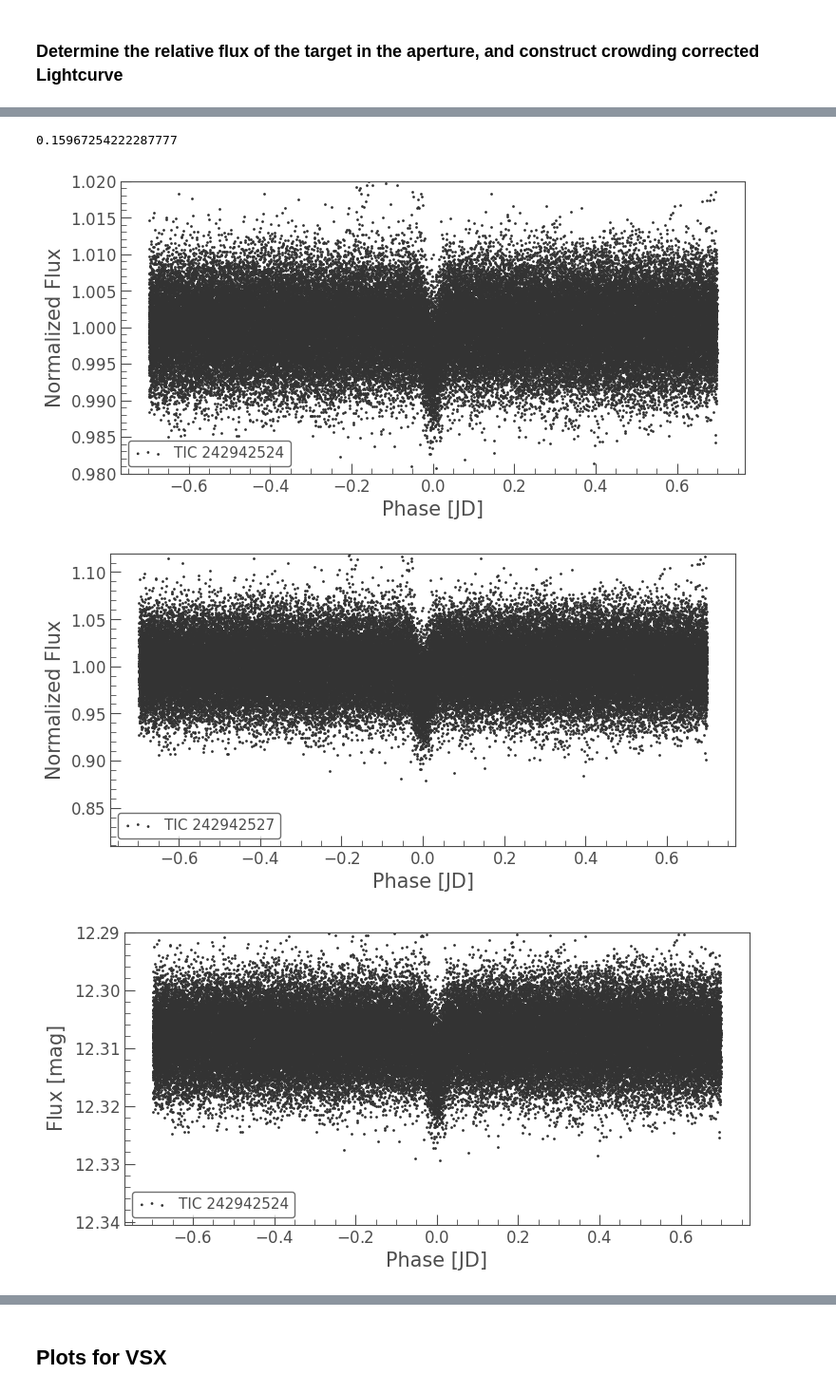
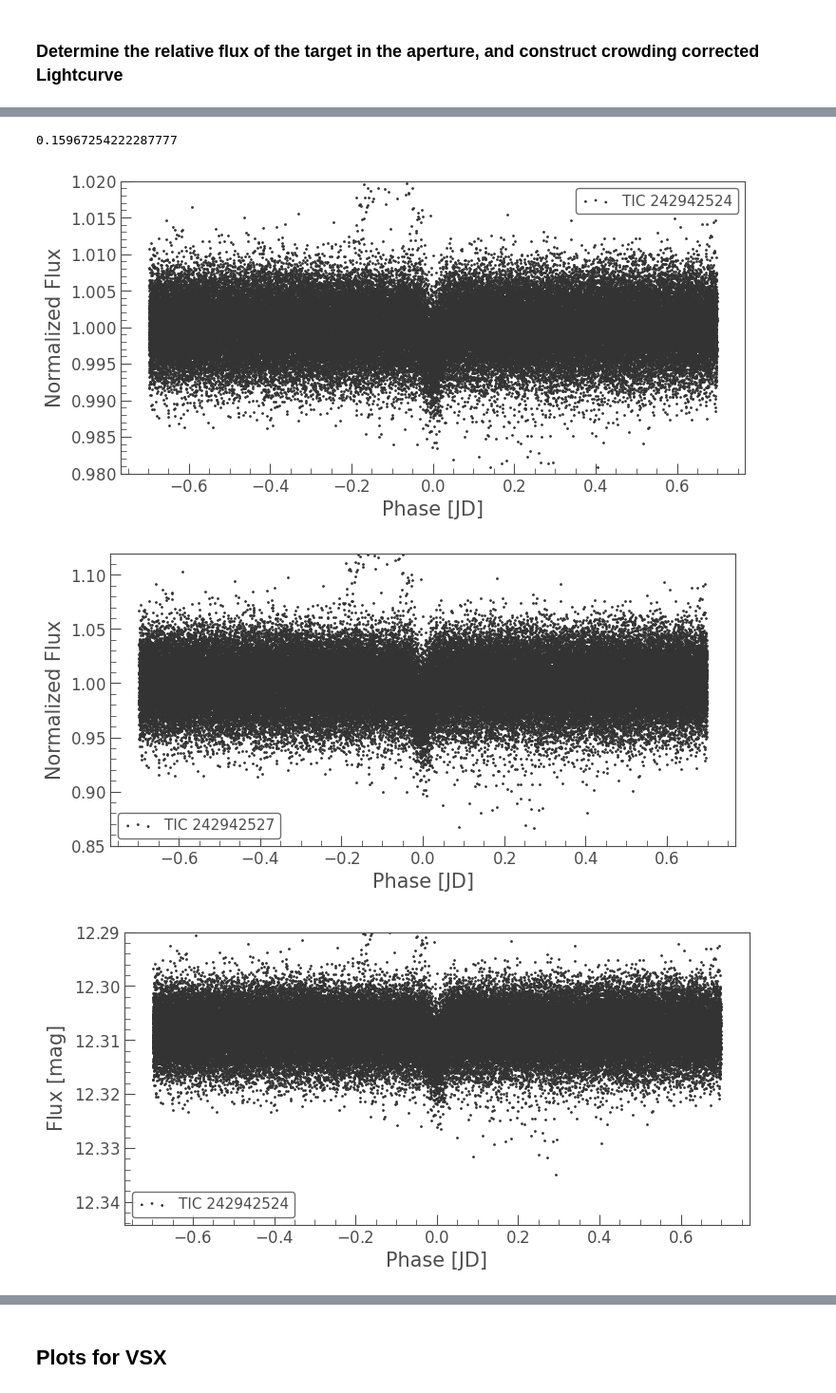
Before and after one commit to orionlee/PH_TESS_I_LightCurveViewer, a Jupyter notebook: targets/TIC_242942527_EA_based_on_contaminated_EPIC_210666756.ipynb, the cells around one changed output, grey strips where cells are left out. Shown at 95% size. Drawn from its saved outputs; the diff is of its cells as text; code cells hidden in the pictures.

Commit message:
VSX submission for TIC_242942527: use SAP_FUX in TESS as the basis for crowding correction - the amplitude is thus reduced

```diff
--- a/targets/TIC_242942527_EA_based_on_contaminated_EPIC_210666756.ipynb
+++ b/targets/TIC_242942527_EA_based_on_contaminated_EPIC_210666756.ipynb
@@ -306,6 +315,7 @@ print(target_flux_ratio_in_aperture)
 
 # create a crowding corrected LC based on flux ratio in aperture (akin to CROWSAP in TESS)
 def correct_crowding(lc, crowdsap, flfrcsap, normalize=True):
+    # based on: https://heasarc.gsfc.nasa.gov/docs/tess/UnderstandingCrowding.html
     median_flux = np.median(lc.flux)
     excess_flux = (1 - crowdsap) * median_flux
     flux_removed = lc.flux  - excess_flux  # note: a **constant** amount of flux is removed, so a dip would be proportionally deeper
@@ -315,39 +325,45 @@ def correct_crowding(lc, crowdsap, flfrcsap, normalize=True):
     lc_corr.meta["CROWDSAP"] = crowdsap
     lc_corr.meta["FLFRCSAP"] = flfrcsap
     if normalize:
         lc_corr = lc_corr.normalize()
     return lc_corr
 
-
-lc_tess_contaminated = lke.stitch(lcc_tess, corrector_func=lambda lc: lc.select_flux("flux").normalize())
+# Note: we use SAP_FLUX as the basis for crowding correction, but
+# SAP_FLUX covers fair amount of problematic cadences (mostly due to scattered light)
+# To make the lightcurve cleaner, the problematic cadences
+# via `.remove_nans()` on PDCSAP_FLUX.
+lc_tess_contaminated = lke.stitch(lcc_tess, corrector_func=lambda lc: lc.remove_nans().select_flux("sap_flux").normalize())
 lc_tess_contaminated_f = lc_tess_contaminated.fold(epoch_time=epoch_time_btjd, period=period)
 ax = tplt.scatter(lc_tess_contaminated_f)
 ax.set_ylim(0.98, 1.02);
 
 lc_tess_target = correct_crowding(lc_tess_contaminated, target_flux_ratio_in_aperture, 1)
 lc_tess_target.label = primary_name
 lc_tess_target.meta['TESSMAG'] = 13.971
 ax = lc_tess_target.fold(epoch_time=epoch_time_btjd, period=period).scatter();
-ax.set_ylim(None, 1.12);
+ax.set_ylim(0.85, 1.12);
 
 # Now convert them to magnitude
 
 lc_tess_contaminated = lke.to_flux_in_mag_by_normalization(lc_tess_contaminated)
 lc_tess_contaminated_f = lc_tess_contaminated.fold(epoch_time=epoch_time_btjd, period=period)
 ax = tplt.scatter(lc_tess_contaminated_f);
 ax.set_ylim(None, 12.29);
 
 
 lc_tess_target = lke.to_flux_in_mag_by_normalization(lc_tess_target)
 lc_tess_target_f = lc_tess_target.fold(epoch_time=epoch_time_btjd, period=period)
 ax = tplt.scatter(lc_tess_target_f);
 ax.set_ylim(None, 13.85);
 
-# Show the duration
-ax.axvline(0 - duration_hr / 24 / 2 / period, c="b", linestyle="--");
-ax.axvline(0 + duration_hr / 24 / 2 / period, c="b", linestyle="--");
+# Zoom-in Show the duration
+ax = tplt.scatter(lc_tess_target_f);
+ax.set_ylim(None, 13.85);
+ax.set_xlim(0 - 1.5 * duration_hr / 24, 0 + 1.5 * duration_hr / 24 );
+ax.axvline(0 - duration_hr / 24 / 2, c="b", linestyle="--");
+ax.axvline(0 + duration_hr / 24 / 2, c="b", linestyle="--");
 # %% [output]
 0.15967254222287777
-[figure, old version]
+[figure, new version]
-[figure, old version]
+[figure, new version]
-[figure, old version]
+[figure, new version]
```
Also changed, not shown: parts of 11 cells of this notebook.
